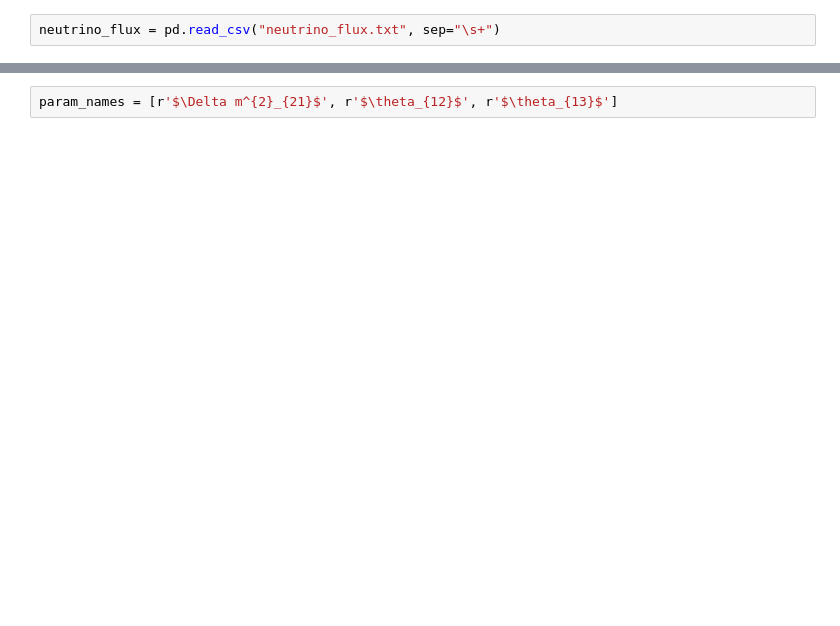
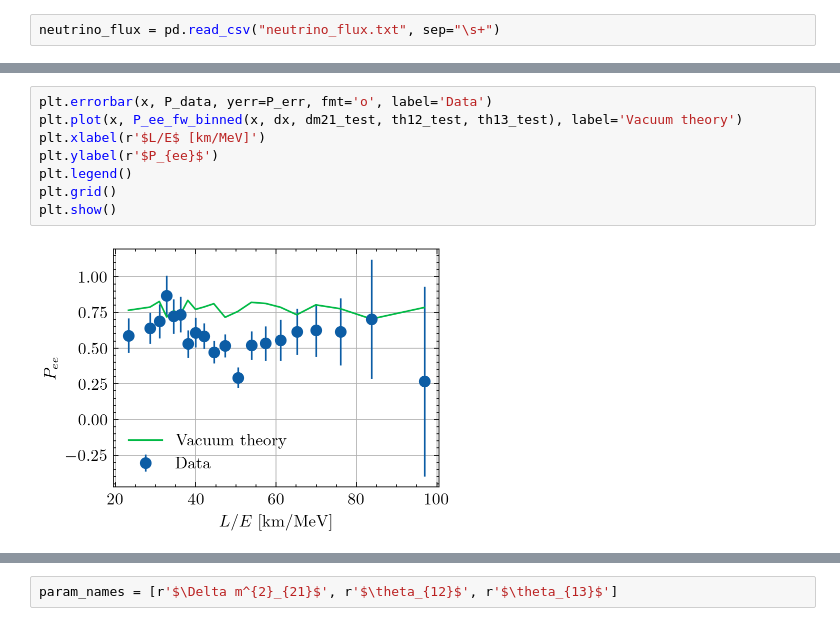
Before and after one commit to soumya-jit-datta/Neutrino-mass-from-ultralight-DM, a Jupyter notebook: Vacuum Mass Hypothesis.ipynb, the cells around one changed output, grey strips where cells are left out. Cells and saved outputs as stored; diff of their text form; blank space fills up the shorter version.

```diff
--- a/Vacuum Mass Hypothesis.ipynb
+++ b/Vacuum Mass Hypothesis.ipynb
@@ -96,0 +158,10 @@ $$P_{ee} = 1 - \cos^{4}\theta_{13}\, \sin^{2} 2\theta_{12}\,\sin^{2}\left( 1.27\
+# %%
+plt.errorbar(x, P_data, yerr=P_err, fmt='o', label='Data')
+plt.plot(x, P_ee_fw_binned(x, dx, dm21_test, th12_test, th13_test), label='Vacuum theory')
+plt.xlabel(r'$L/E$ [km/MeV]')
+plt.ylabel(r'$P_{ee}$')
+plt.legend()
+plt.grid()
+plt.show()
+# %% [output]
+[figure, added]
```
Also changed, not shown: parts of 36 cells of this notebook, 2 other files.
